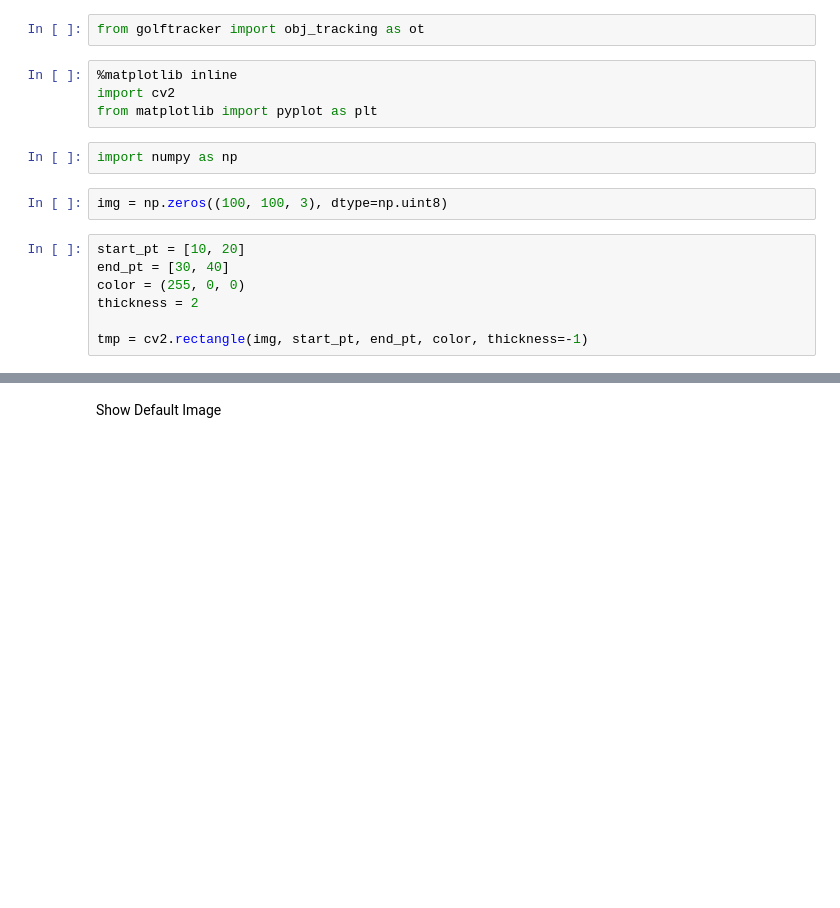
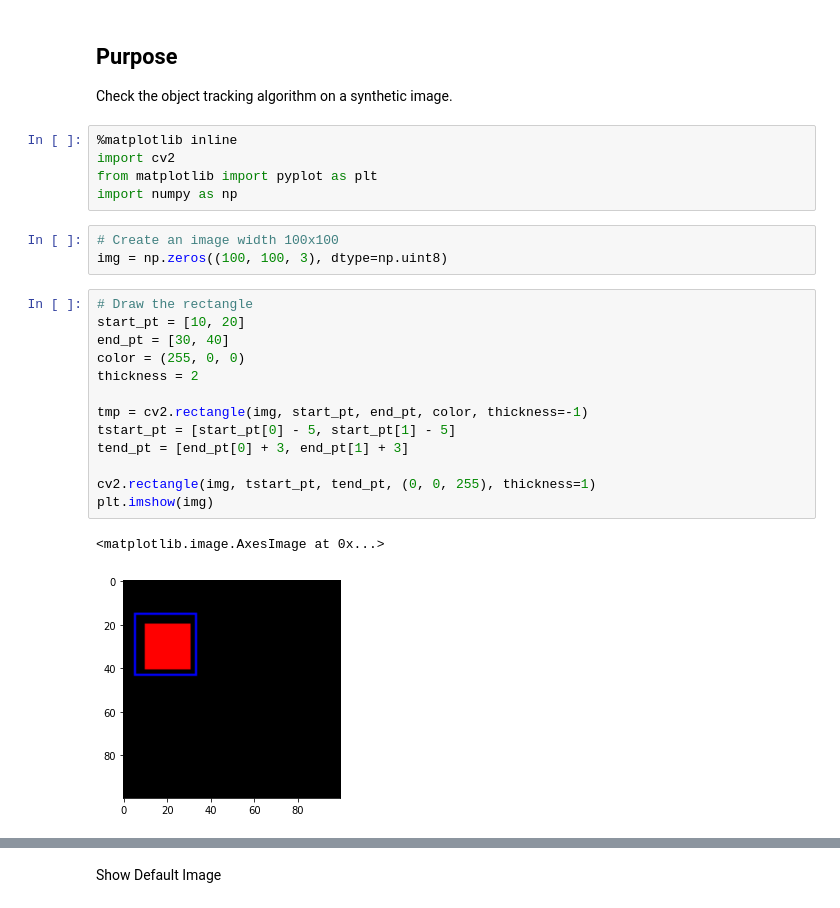
Before and after one commit to sanjeevs/golftracker, a Jupyter notebook: notebooks/obj_tracking.ipynb, the cells around one changed output, grey strips where cells are left out. Drawn from its saved outputs; the diff is of its cells as text; blank space fills up the shorter version.

```diff
--- a/notebooks/obj_tracking.ipynb
+++ b/notebooks/obj_tracking.ipynb
@@ -4,19 +1,29 @@ sys.path.insert(0, "..")
-# %%
-from golftracker import obj_tracking as ot
+# %% [markdown]
+## Purpose
+Check the object tracking algorithm on a synthetic image.
 # %%
 %matplotlib inline
 import cv2
 from matplotlib import pyplot as plt
+import numpy as np
-# %%
-import numpy as np
 # %%
+# Create an image width 100x100
 img = np.zeros((100, 100, 3), dtype=np.uint8)
 # %%
+# Draw the rectangle
 start_pt = [10, 20]
 end_pt = [30, 40]
 color = (255, 0, 0)
 thickness = 2
 
 tmp = cv2.rectangle(img, start_pt, end_pt, color, thickness=-1)
+tstart_pt = [start_pt[0] - 5, start_pt[1] - 5]
+tend_pt = [end_pt[0] + 3, end_pt[1] + 3]
+
+cv2.rectangle(img, tstart_pt, tend_pt, (0, 0, 255), thickness=1)
+plt.imshow(img)
+# %% [output]
+<matplotlib.image.AxesImage at 0x...>
+[figure, added]
 # %%
 #tracker = cv2.legacy.TrackerMedianFlow_create()
```
Also changed, not shown: parts of 3 cells of this notebook, 10 other files.
